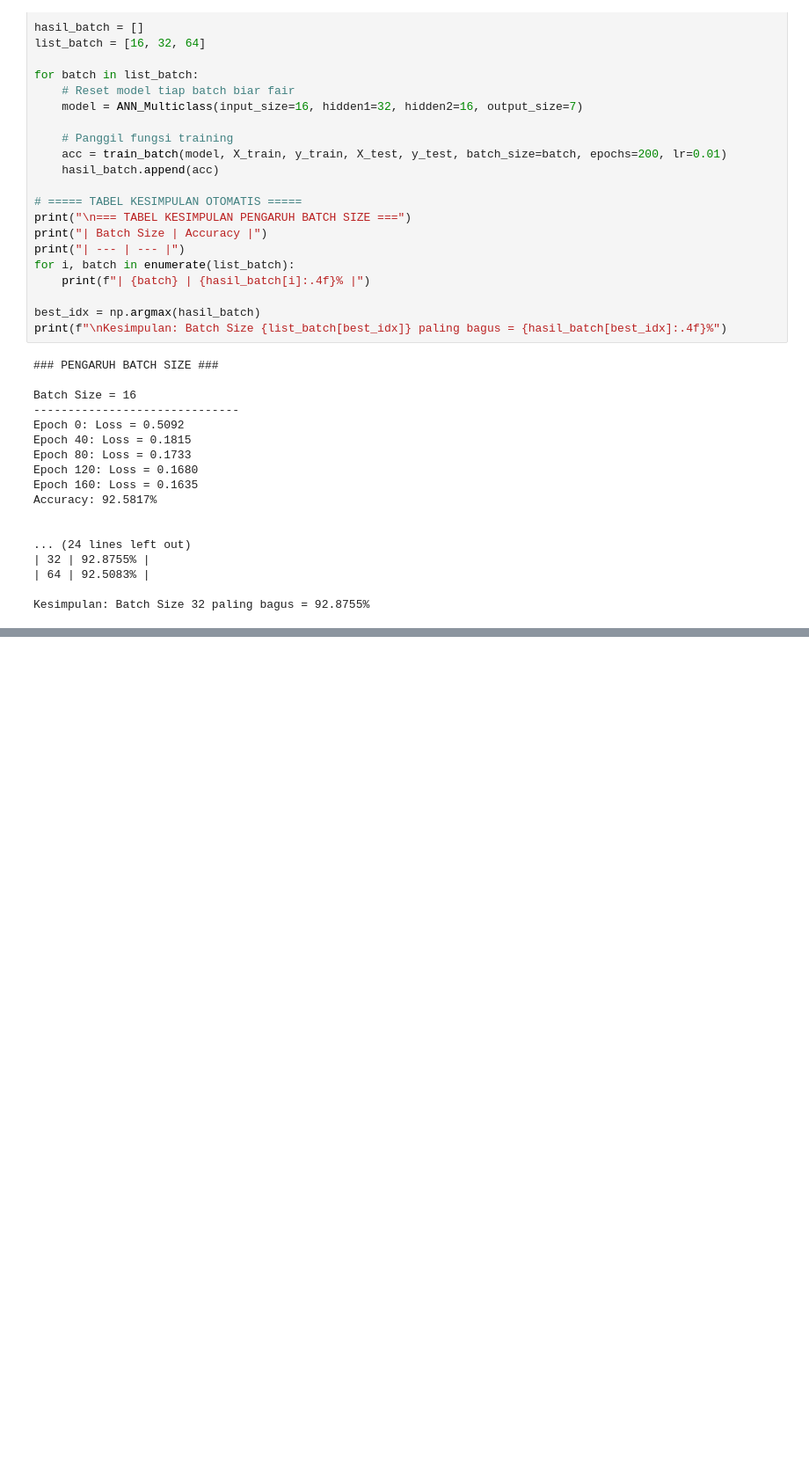
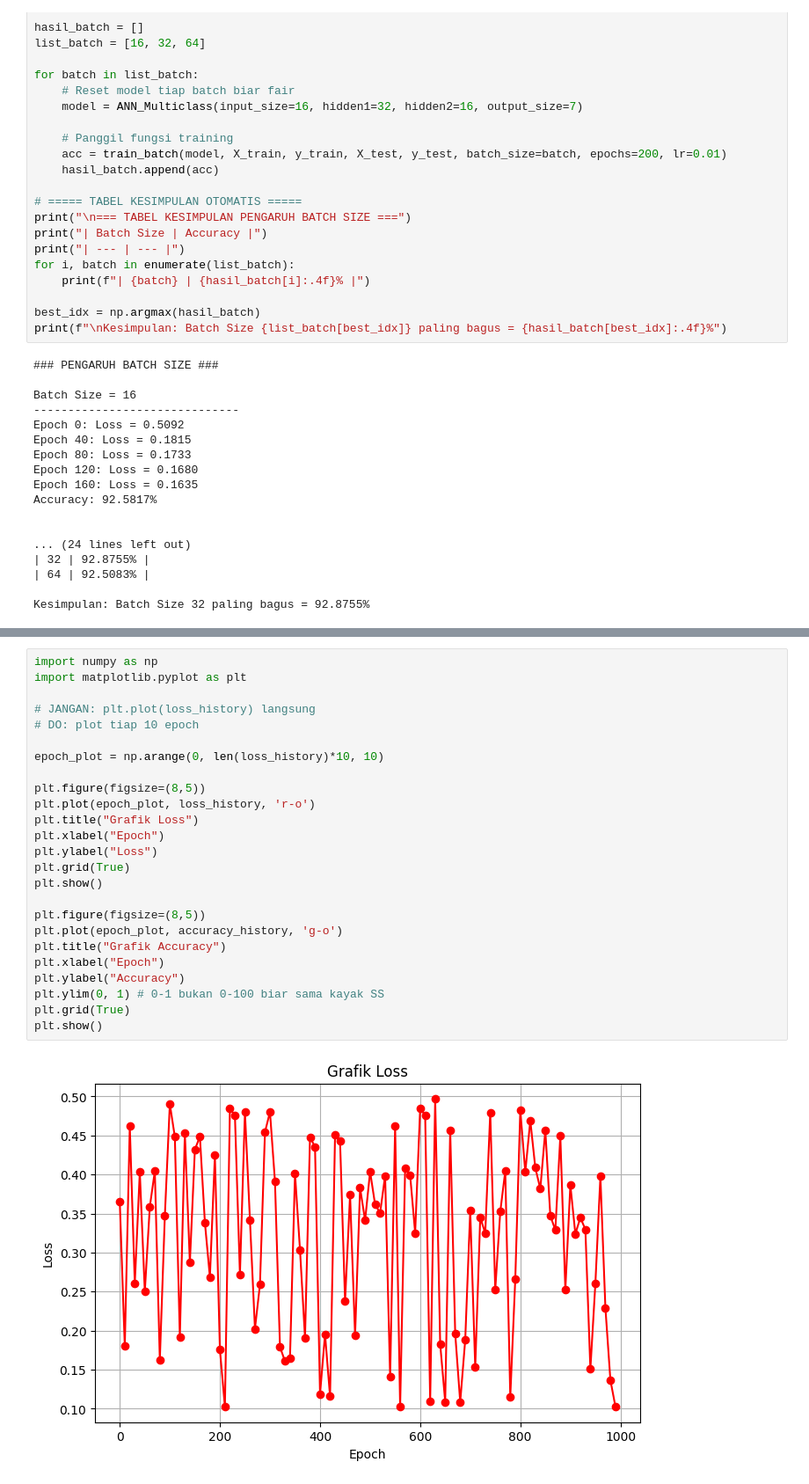
Before and after one commit to barepgaming-sys/Ann-dry-bean-kelompok-3, a Jupyter notebook: ANN_DryBean.ipynb, the cells around one changed output, grey strips where cells are left out. Shown at 88% size. Drawn from its saved outputs; the diff is of its cells as text; blank space fills up the shorter version.

```diff
--- a/ANN_DryBean.ipynb
+++ b/ANN_DryBean.ipynb
@@ -694,0 +733,27 @@ Kesimpulan: Batch Size 32 paling bagus = 92.8755%
+# %%
+import numpy as np
+import matplotlib.pyplot as plt
+
+# JANGAN: plt.plot(loss_history) langsung
+# DO: plot tiap 10 epoch
+
+epoch_plot = np.arange(0, len(loss_history)*10, 10)
+
+plt.figure(figsize=(8,5))
+plt.plot(epoch_plot, loss_history, 'r-o')
+plt.title("Grafik Loss")
+plt.xlabel("Epoch")
+plt.ylabel("Loss")
+plt.grid(True)
+plt.show()
+
+plt.figure(figsize=(8,5))
+plt.plot(epoch_plot, accuracy_history, 'g-o')
+plt.title("Grafik Accuracy")
+plt.xlabel("Epoch")
+plt.ylabel("Accuracy")
+plt.ylim(0, 1) # 0-1 bukan 0-100 biar sama kayak SS
+plt.grid(True)
+plt.show()
+# %% [output]
+[figure, added]
```
Also changed, not shown: parts of 4 cells of this notebook.
